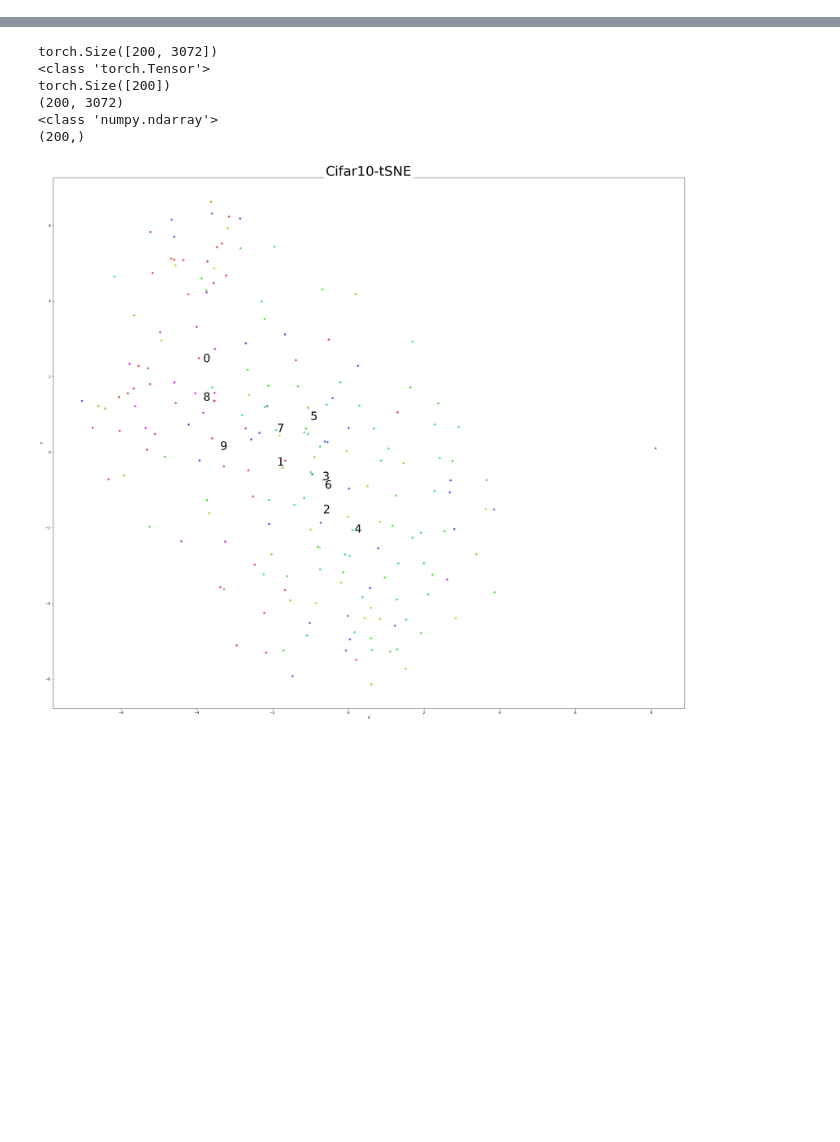
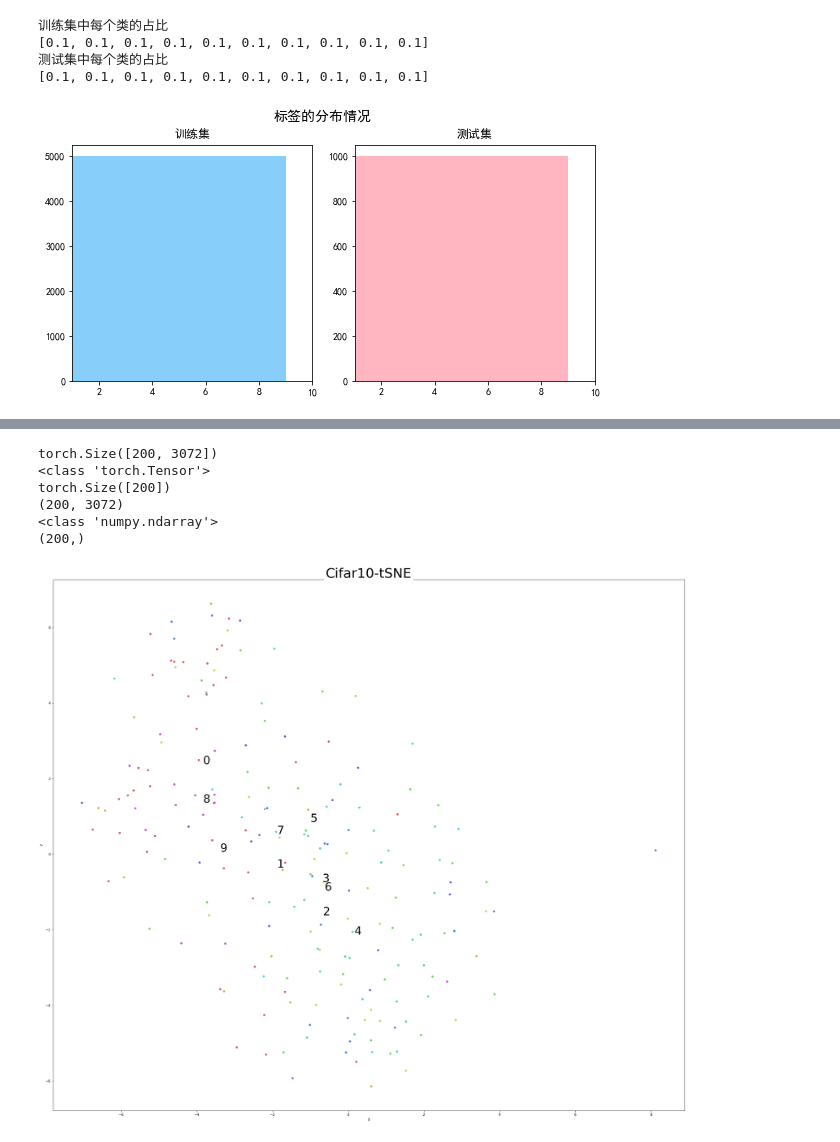
Before and after one commit to shiwanghua/SharedFiles, a Jupyter notebook: 机器学习/Project2/tsne.ipynb, the cells around one changed output, grey strips where cells are left out. Saved outputs shown, nothing was run; the diff lists cells and outputs as text; code cells hidden in the pictures; blank space fills up the shorter version.

```diff
--- a/机器学习/Project2/tsne.ipynb
+++ b/机器学习/Project2/tsne.ipynb
@@ -31,0 +75,32 @@ print()
+# %%
+plt.rcParams['figure.figsize'] = (8,4) # 调整展示时的图片区域大小
+# 查看类的分布情况
+fig, (ax1, ax2) = plt.subplots(1, 2, sharex=True)
+
+fig.suptitle('标签的分布情况', fontsize=14, fontweight='bold', y=1.03)
+
+ax1.hist(y, color='#87CEFA',bins=10)
+ax1.set_title("训练集")
+ax1.set_xlim(1, 10)
+
+ax2.hist(y_test, color='#FFB6C1', bins=10)
+ax2.set_title("测试集")
+# ax2.set_xlim(1, 10)
+fig.tight_layout()
+
+def print_distribution(y):
+    d=[]
+    for i in range(10):
+        d.append(round(np.sum(y==i)/y.shape[0],3))
+    print(d)
+
+print('训练集中每个类的占比')
+print_distribution(y)
+print('测试集中每个类的占比')
+print_distribution(y_test)
+# %% [output]
+训练集中每个类的占比
+[0.1, 0.1, 0.1, 0.1, 0.1, 0.1, 0.1, 0.1, 0.1, 0.1]
+测试集中每个类的占比
+[0.1, 0.1, 0.1, 0.1, 0.1, 0.1, 0.1, 0.1, 0.1, 0.1]
+[figure, added]
```
Also changed, not shown: parts of 4 cells of this notebook.
